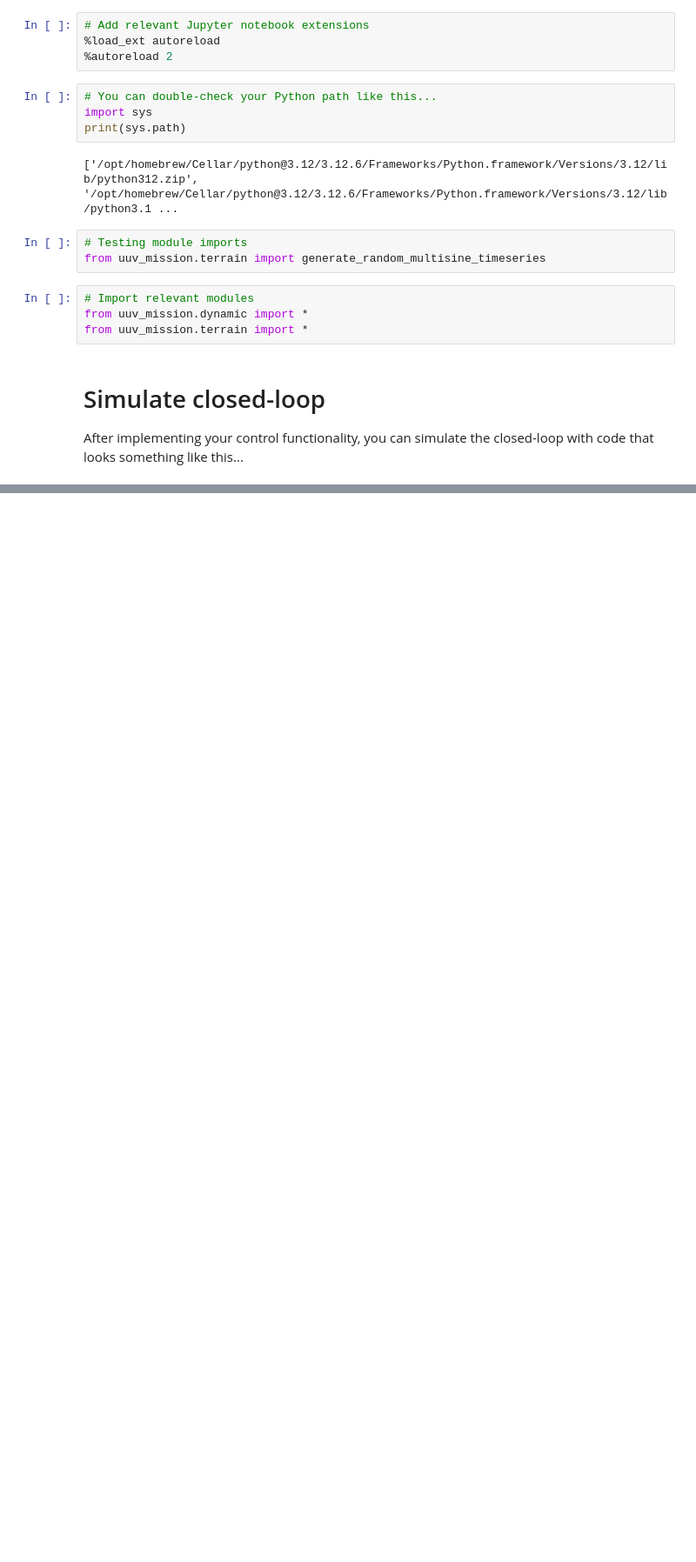
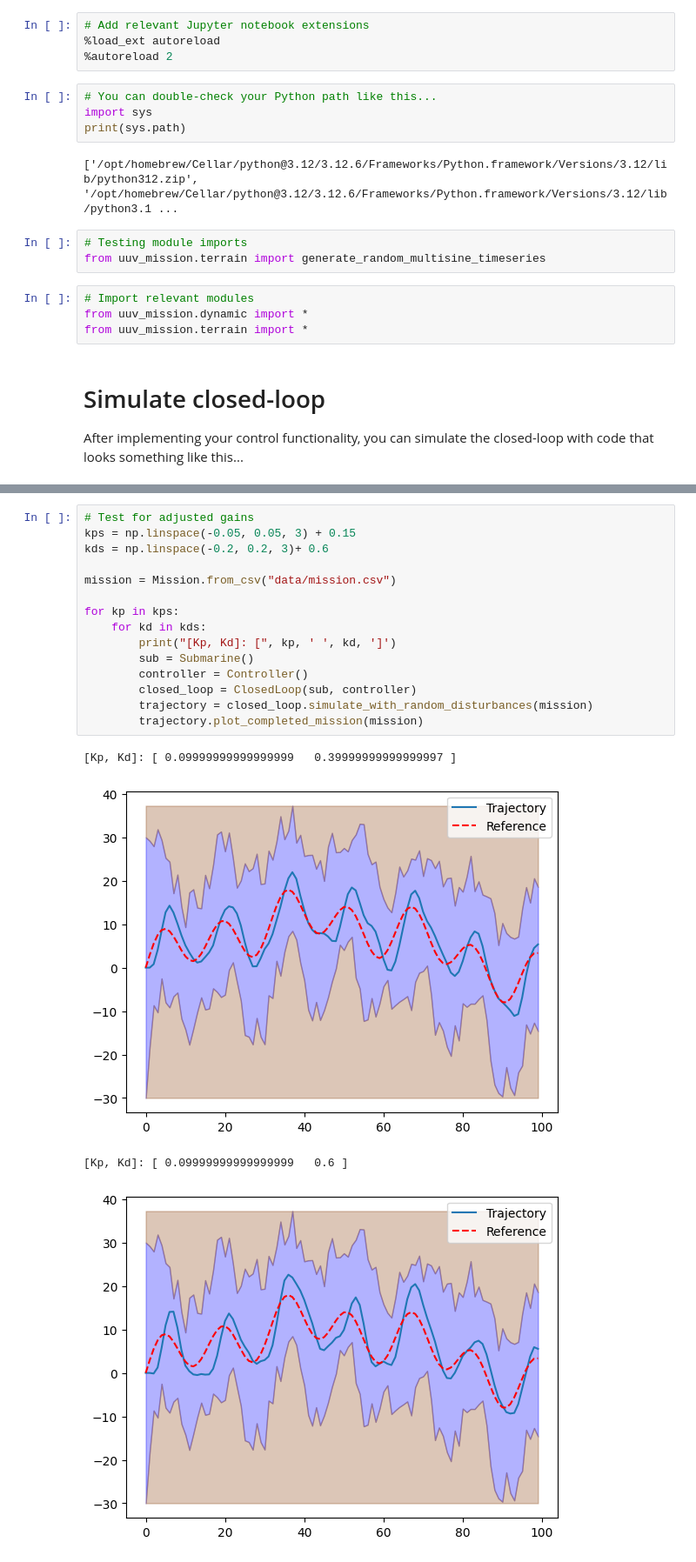
Before and after one commit to jumenberger/b1-coding-practical-mt24, a Jupyter notebook: notebooks/demo.ipynb, the cells around one changed output, grey strips where cells are left out. Shown at 87% size. Cells and saved outputs as stored; diff of their text form; blank space fills up the shorter version.

```diff
--- a/notebooks/demo.ipynb
+++ b/notebooks/demo.ipynb
@@ -49,0 +35,20 @@ trajectory.plot_completed_mission(mission)
+# %%
+# Test for adjusted gains
+kps = np.linspace(-0.05, 0.05, 3) + 0.15
+kds = np.linspace(-0.2, 0.2, 3)+ 0.6
+
+mission = Mission.from_csv("data/mission.csv")
+
+for kp in kps:
+    for kd in kds:
+        print("[Kp, Kd]: [", kp, ' ', kd, ']')
+        sub = Submarine()
+        controller = Controller()
+        closed_loop = ClosedLoop(sub, controller)
+        trajectory = closed_loop.simulate_with_random_disturbances(mission)
+        trajectory.plot_completed_mission(mission)
+# %% [output]
+[Kp, Kd]: [ 0.09999999999999999   0.39999999999999997 ]
+[figure, added]
+[Kp, Kd]: [ 0.09999999999999999   0.6 ]
+[figure, added]
```
Also changed, not shown: parts of 2 cells of this notebook, 2 other files.
